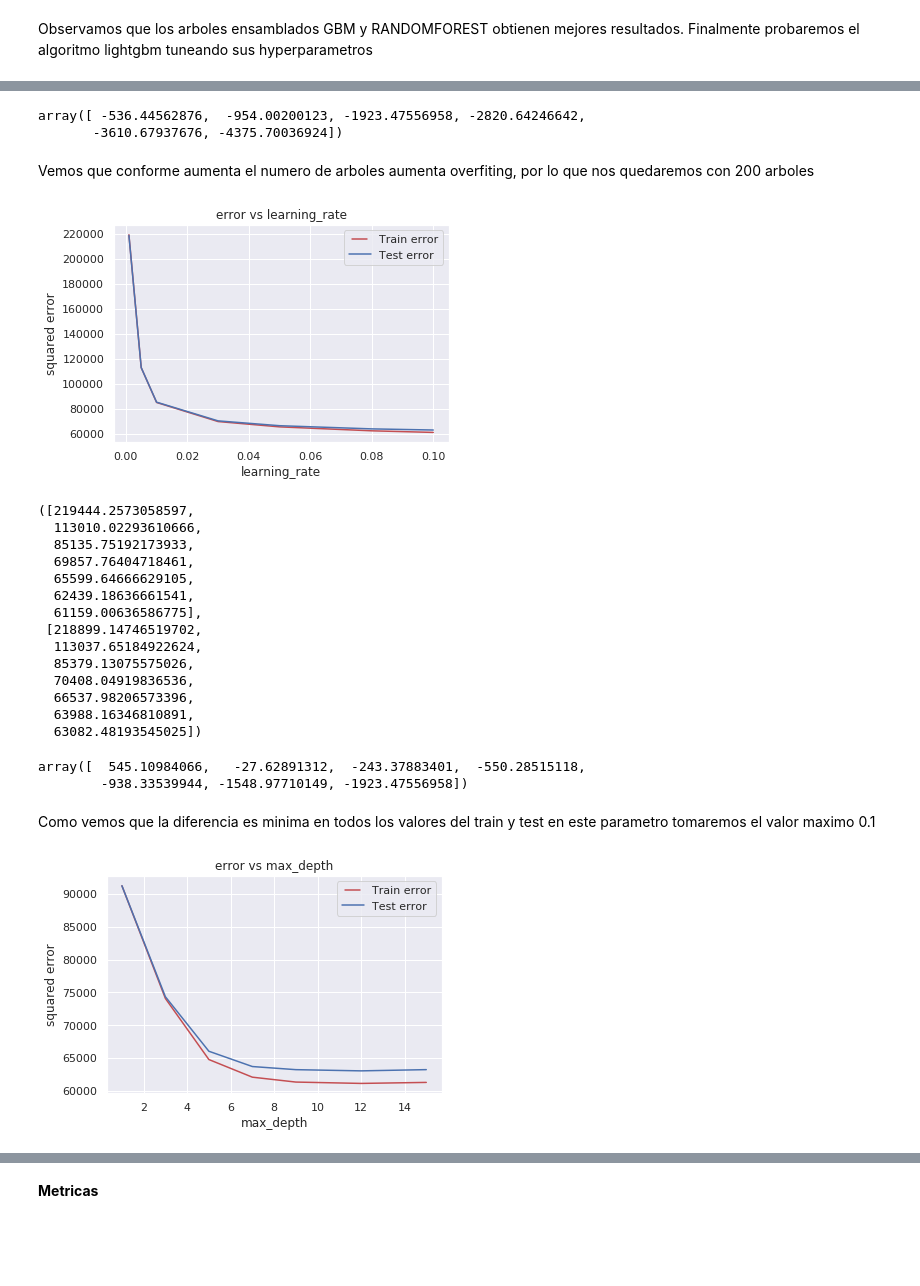
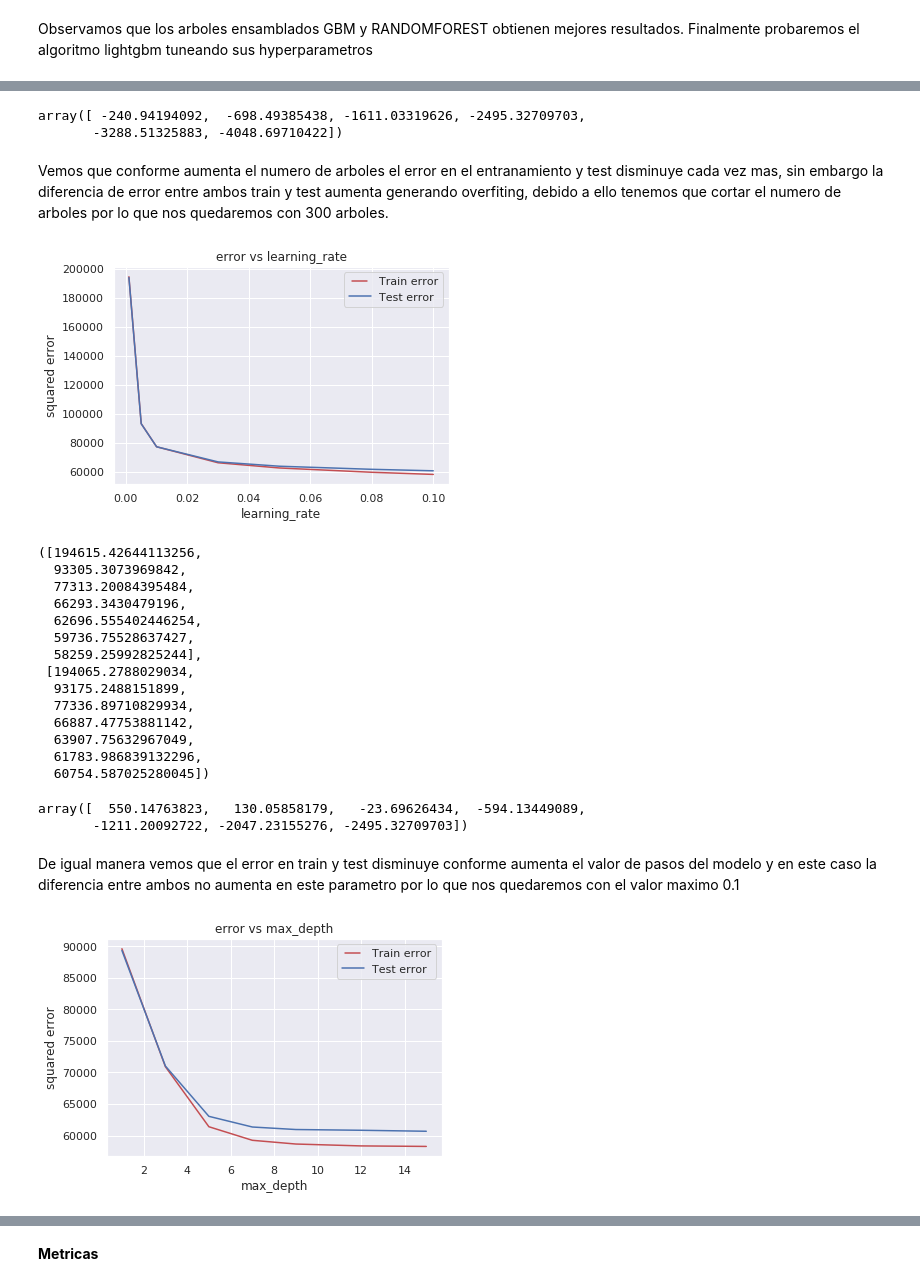
Before and after one commit to MQH15/Master-Data-Science-TFM, a Jupyter notebook: CODIGO_FINAL.ipynb, the cells around one changed output, grey strips where cells are left out. Cells and saved outputs as stored; diff of their text form; code cells hidden in the pictures; blank space fills up the shorter version.

```diff
--- a/CODIGO_FINAL.ipynb
+++ b/CODIGO_FINAL.ipynb
@@ -13,4 +13,4 @@ pd.set_option('display.max_columns', 500)
 # %% [markdown]
 Cargamos los datos desde un archivo .csv
 # %%
-datos1 = pd.read_csv("/home/michael/Kschool/TFM/Importe_Taxi/2018_Green_Taxi_Trip_Data.csv")
+datos_sample = pd.read_csv("/home/michael/Kschool/TFM/Importe_Taxi/datos_TFM.csv")
@@ -29,5 +17,3 @@ muestra = sample(total,round(datos1.shape[0]*0.1))
-# %%
-datos_sample = datos1.loc[muestra]
 # %%
 datos_sample.shape
 # %% [output]
@@ -63,11 +66,2 @@ Cambiamos a numerico el campo "store_and_fwd_flag"
-# %%
-flag = []
-for value in datos_sample["store_and_fwd_flag"]:
-    if value == "N":
-        flag.append(0)
-    else:
-        flag.append(1)
-
-datos_sample["store_and_fwd_flag"] = flag
 # %% [markdown]
 Limpiamos las variables que tenemos:
@@ -174,5 +165,5 @@ Text(0.5, 1.0, 'Variable store_and_fwd_flag')
 # %%
-datos_sample = datos_sample[datos_sample["store_and_fwd_flag"] == 0]
+datos_sample = datos_sample[datos_sample["store_and_fwd_flag"] == "N"]
 # %% [markdown]
 finalmente en esta variable nos quedamos con el nivel "N", ya que el otro nivel "Y" tiene muy pocos registros
 # %% [markdown]
@@ -807,72 +811,72 @@ train_result,test_result
 # %%
 np.array(train_result)-np.array(test_result)
 # %% [output]
-array([ -536.44562876,  -954.00200123, -1923.47556958, -2820.64246642,
-       -3610.67937676, -4375.70036924])
+array([ -240.94194092,  -698.49385438, -1611.03319626, -2495.32709703,
+       -3288.51325883, -4048.69710422])
 # %% [markdown]
-Vemos que conforme aumenta el numero de arboles aumenta overfiting, por lo que nos quedaremos con 200 arboles
+Vemos que conforme aumenta el numero de arboles el error en el entranamiento y test disminuye cada vez mas, sin embargo la diferencia de error entre ambos train y test aumenta generando overfiting, debido a ello tenemos que cortar el numero de arboles por lo que nos quedaremos con 300 arboles.
 # %%
 learn_rate_ = [0.001,0.005,0.01,0.03,0.05,0.08,0.1]
 
 train_result = []
 test_result = []
 for estimator in learn_rate_:
-    lgbm = LGBMRegressor(n_estimators=200,learning_rate=estimator)
+    lgbm = LGBMRegressor(n_estimators=300,learning_rate=estimator)
     lgbm.fit(X_train, y_train)
 
     train_pred = lgbm.predict(X_train)
     mean_squared_error_ = mean_squared_error(y_train,lgbm.predict(X_train))
     train_result.append(mean_squared_error_)
 
     test_pred = lgbm.predict(X_test)
     mean_squared_error_ = mean_squared_error(y_test,lgbm.predict(X_test))
     test_result.append(mean_squared_error_)
 
 from matplotlib.legend_handler import HandlerLine2D
 
 line1, = plt.plot(learn_rate_, train_result, "r", label="Train error")
 line2, = plt.plot(learn_rate_, test_result, "b", label="Test error")
 plt.title('error vs learning_rate')
 
 plt.legend(handler_map={line1: HandlerLine2D(numpoints=2)})
 plt.xlabel('learning_rate')
 plt.ylabel('error')
 plt.ylabel("squared error")
 plt.xlabel("learning_rate")
 plt.show()
 # %% [output]
-[figure, old version]
+[figure, new version]
 # %%
 train_result,test_result
 # %% [output]
-([219444.2573058597,
-  113010.02293610666,
-  85135.75192173933,
-  69857.76404718461,
-  65599.64666629105,
-  62439.18636661541,
-  61159.00636586775],
- [218899.14746519702,
-  113037.65184922624,
-  85379.13075575026,
-  70408.04919836536,
-  66537.98206573396,
-  63988.16346810891,
-  63082.48193545025])
+([194615.42644113256,
+  93305.3073969842,
+  77313.20084395484,
+  66293.3430479196,
+  62696.555402446254,
+  59736.75528637427,
+  58259.25992825244],
+ [194065.2788029034,
+  93175.2488151899,
+  77336.89710829934,
+  66887.47753881142,
+  63907.75632967049,
+  61783.986839132296,
+  60754.587025280045])
 # %%
 np.array(train_result)-np.array(test_result)
 # %% [output]
-array([  545.10984066,   -27.62891312,  -243.37883401,  -550.28515118,
-        -938.33539944, -1548.97710149, -1923.47556958])
+array([  550.14763823,   130.05858179,   -23.69626434,  -594.13449089,
+       -1211.20092722, -2047.23155276, -2495.32709703])
-# %% [markdown]
-Como vemos que la diferencia es minima en todos los valores del train y test en este parametro tomaremos el valor maximo 0.1
+# %% [markdown]
+De igual manera vemos que el error en train y test disminuye conforme aumenta el valor de pasos del modelo y en este caso la diferencia entre ambos no aumenta en este parametro por lo que nos quedaremos con el valor maximo 0.1
 # %%
 max_depth_ = [1,3,5,7,9,12,15]
 
 train_result = []
 test_result = []
 for estimator in max_depth_:
-    lgbm = LGBMRegressor(n_estimators=200,learning_rate=0.1,max_depth=estimator)
+    lgbm = LGBMRegressor(n_estimators=300,learning_rate=0.1,max_depth=estimator)
     lgbm.fit(X_train, y_train)
 
     train_pred = lgbm.predict(X_train)
@@ -896,7 +900,7 @@ plt.ylabel("squared error")
 plt.xlabel("max_depth")
 plt.show()
 # %% [output]
-[figure, old version]
+[figure, new version]
 # %%
 train_result,test_result
 # %% [output]
```
Also changed, not shown: parts of 104 cells of this notebook.
